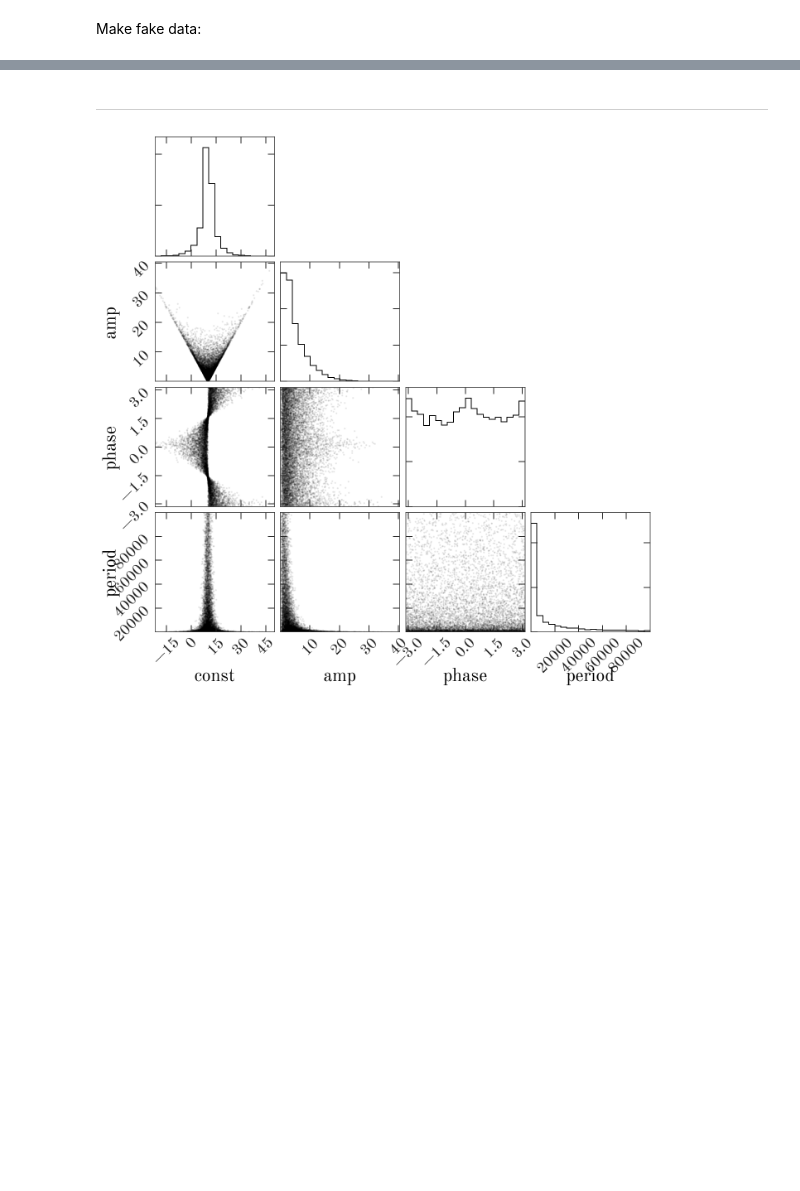
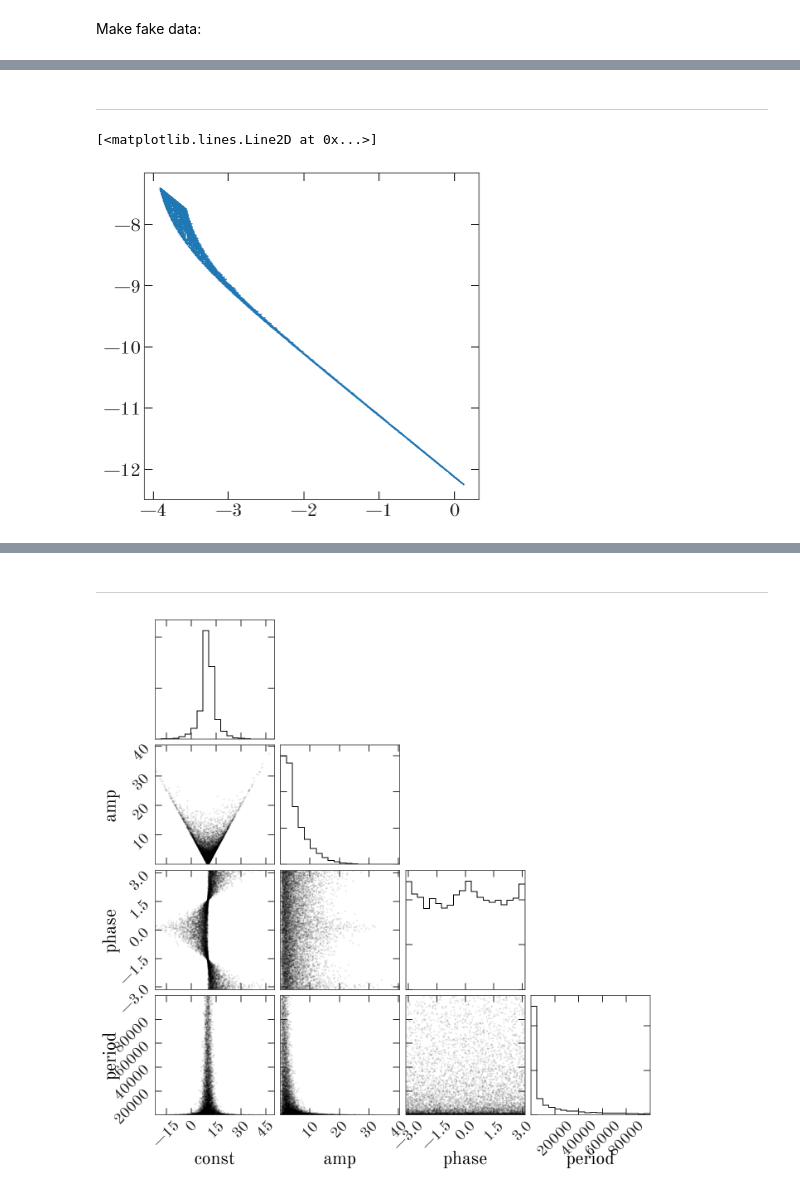
Before and after one commit to adrn/TheSimplestJoker, a Jupyter notebook: ConstCosSin-model.ipynb, the cells around one changed output, grey strips where cells are left out. Drawn from its saved outputs; the diff is of its cells as text; code cells hidden in the pictures; blank space fills up the shorter version.

```diff
--- a/ConstCosSin-model.ipynb
+++ b/ConstCosSin-model.ipynb
@@ -82,5 +115,0 @@ import h5py
-# %%
-pars = JokerParams(P_min=P_lim[0]*u.day, P_max=P_lim[1]*u.day,
-                   linear_par_Vinv=np.diag(1/Vdiag[:-1]))
-joker = TheJoker(pars)
-data = RVData(t=t, rv=y*u.km/u.s, stddev=sig_y*u.km/u.s, t0=Time(0., format='mjd'))
@@ -94,0 +116,2 @@ with h5py.File('/Users/apricewhelan/Downloads/test_joker.hdf5', 'w') as f:
+# %% [markdown]
+---
@@ -94,0 +121,9 @@ with h5py.File('/Users/apricewhelan/Downloads/test_joker.hdf5', 'w') as f:
+# %%
+lnlike = compute_likelihoods(nsamples, '/Users/apricewhelan/Downloads/test_joker.hdf5', 0, data,
+                             pars, SerialPool())
+# %%
+plt.figure(figsize=(6, 6))
+plt.plot(lnlike, lls, marker='o', ms=1.5, ls='none')
+# %% [output]
+[<matplotlib.lines.Line2D at 0x...>]
+[figure, added]
```
Also changed, not shown: parts of 21 cells of this notebook.
